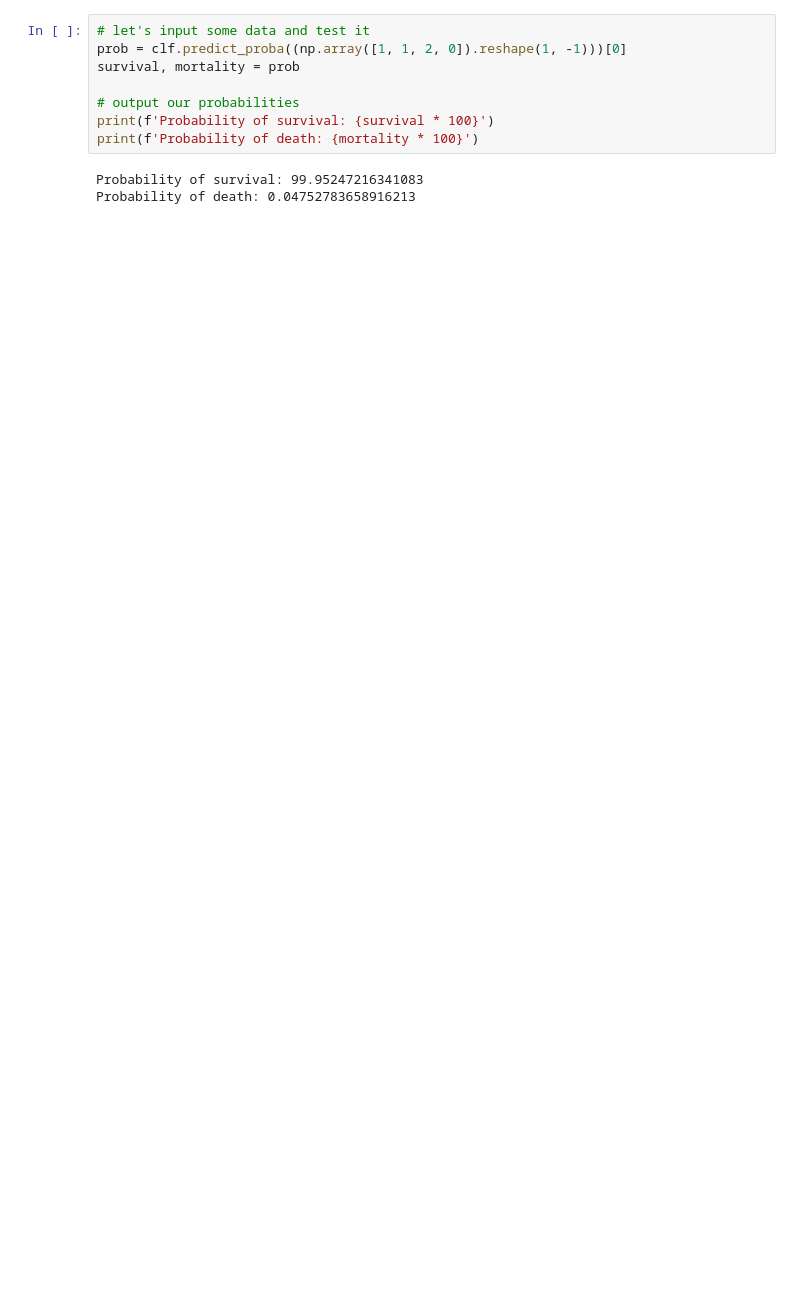
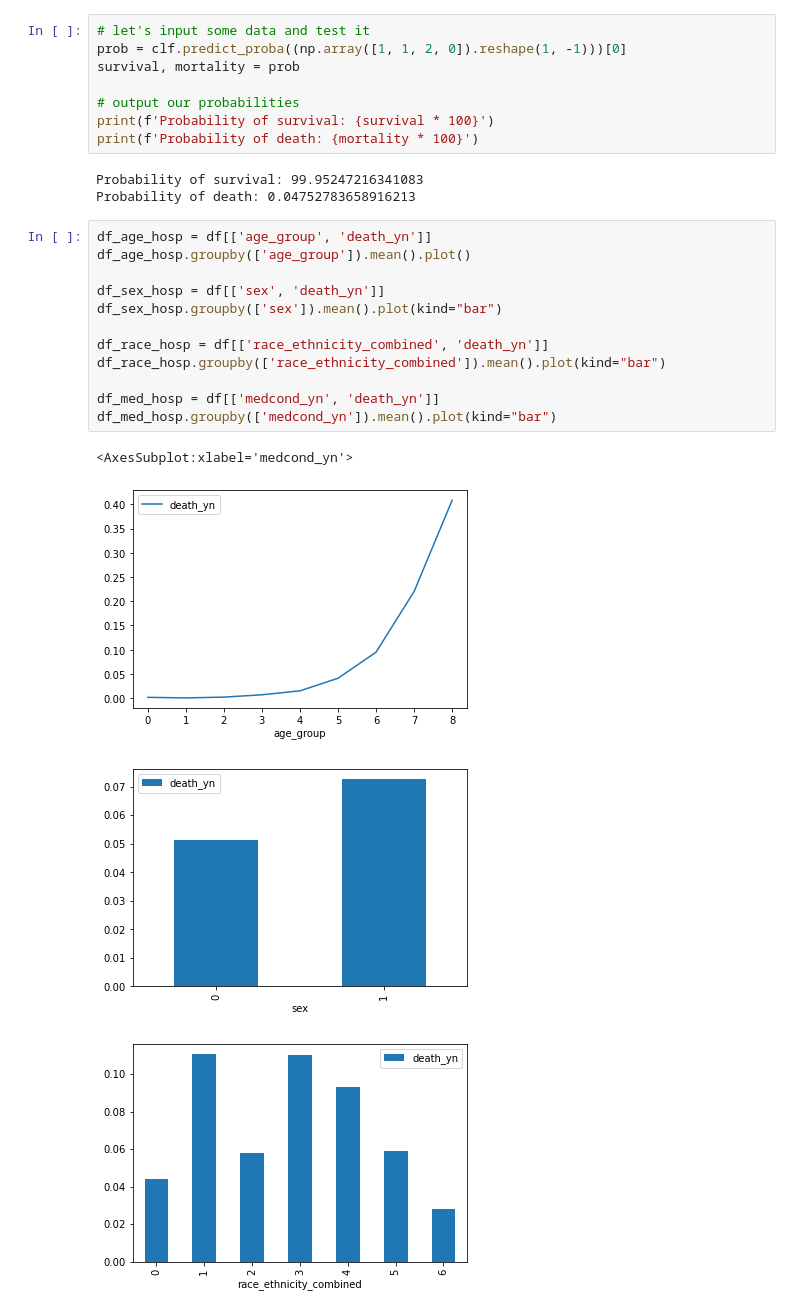
Before and after one commit to coderbydesign/covid-predictive-analytics, a Jupyter notebook: covid-mortality.ipynb, the cells around one changed output. Drawn from its saved outputs; the diff is of its cells as text; blank space fills up the shorter version.

```diff
--- a/covid-mortality.ipynb
+++ b/covid-mortality.ipynb
@@ -154,3 +156,20 @@ print(f'Probability of death: {mortality * 100}')
 # %% [output]
 Probability of survival: 99.95247216341083
 Probability of death: 0.04752783658916213
+# %%
+df_age_hosp = df[['age_group', 'death_yn']]
+df_age_hosp.groupby(['age_group']).mean().plot()
+
+df_sex_hosp = df[['sex', 'death_yn']]
+df_sex_hosp.groupby(['sex']).mean().plot(kind="bar")
+
+df_race_hosp = df[['race_ethnicity_combined', 'death_yn']]
+df_race_hosp.groupby(['race_ethnicity_combined']).mean().plot(kind="bar")
+
+df_med_hosp = df[['medcond_yn', 'death_yn']]
+df_med_hosp.groupby(['medcond_yn']).mean().plot(kind="bar")
+# %% [output]
+<AxesSubplot:xlabel='medcond_yn'>
+[figure, added]
+[figure, added]
+[figure, added]
```
Also changed, not shown: parts of 3 cells of this notebook, 1 other file.
